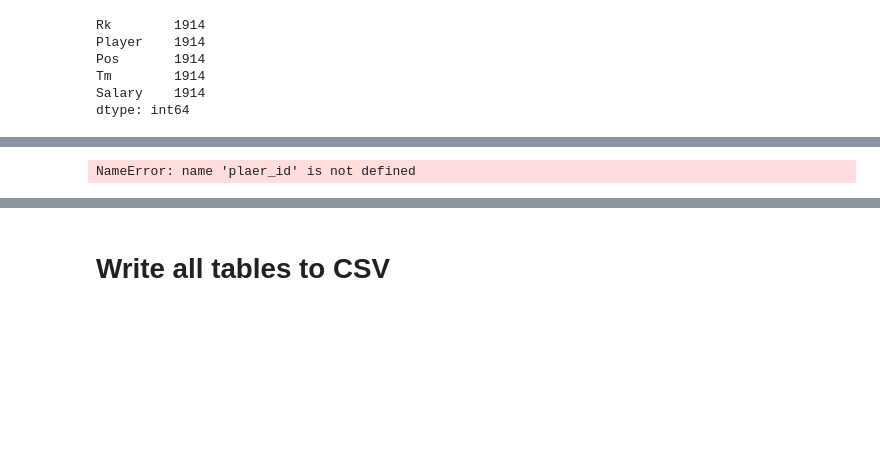
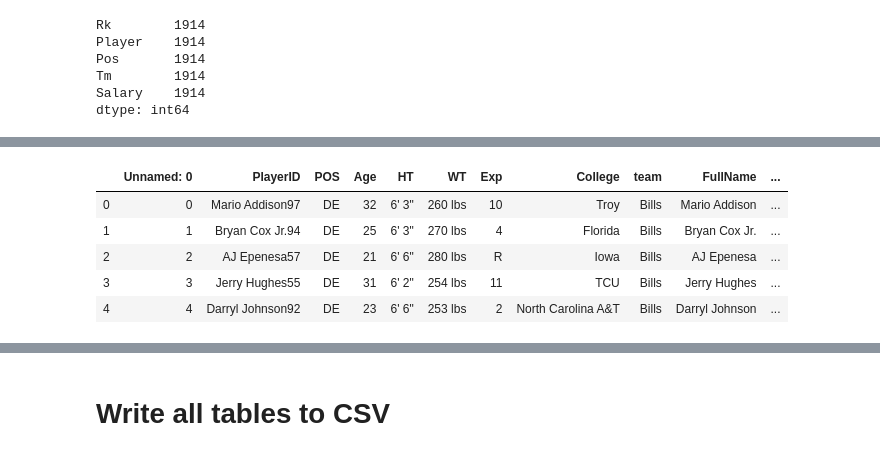
Before and after one commit to nberman12/NFL-ETL-Project, a Jupyter notebook: Nate/ETL-Project.ipynb, the cells around one changed output, grey strips where cells are left out. Saved outputs shown, nothing was run; the diff lists cells and outputs as text; code cells hidden in the pictures; blank space fills up the shorter version.

```diff
--- a/Nate/ETL-Project.ipynb
+++ b/Nate/ETL-Project.ipynb
@@ -411,4 +414,11 @@ salary_df.head()
 # %%
-players_pd.read_csv("..Daniel/temp/players_df.csv")
+file_path="../Daniel/temp/players_df.csv"
+players_id=pd.read_csv(file_path)
+players_id.head()
 # %% [output]
-NameError: name 'plaer_id' is not defined
+|  | Unnamed: 0 | PlayerID | POS | Age | HT | WT | Exp | College | team | FullName | ... |
+| 0 | 0 | Mario Addison97 | DE | 32 | 6' 3" | 260 lbs | 10 | Troy | Bills | Mario Addison | ... |
+| 1 | 1 | Bryan Cox Jr.94 | DE | 25 | 6' 3" | 270 lbs | 4 | Florida | Bills | Bryan Cox Jr. | ... |
+| 2 | 2 | AJ Epenesa57 | DE | 21 | 6' 6" | 280 lbs | R | Iowa | Bills | AJ Epenesa | ... |
+| 3 | 3 | Jerry Hughes55 | DE | 31 | 6' 2" | 254 lbs | 11 | TCU | Bills | Jerry Hughes | ... |
+| 4 | 4 | Darryl Johnson92 | DE | 23 | 6' 6" | 253 lbs | 2 | North Carolina A&T | Bills | Darryl Johnson | ... |
```
Also changed, not shown: parts of 7 cells of this notebook, 5 other files.
